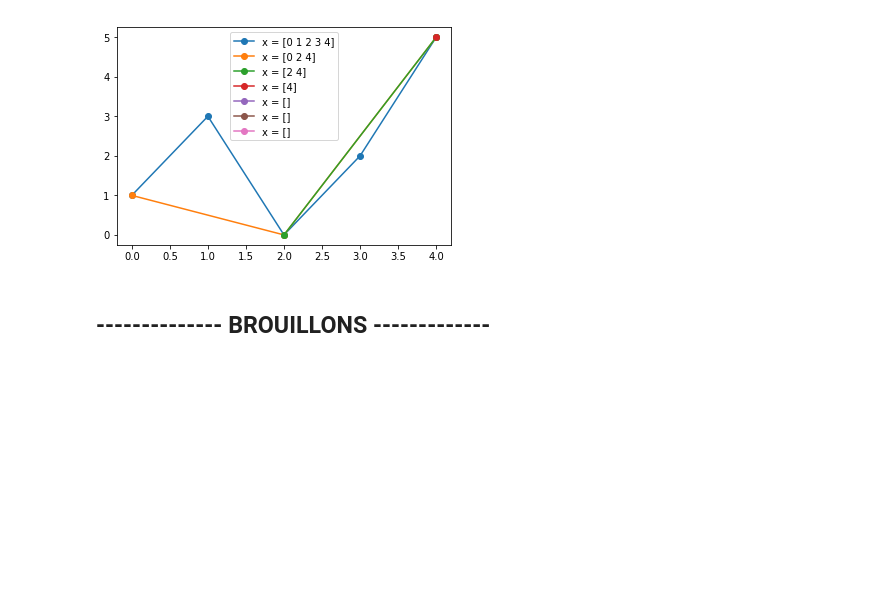
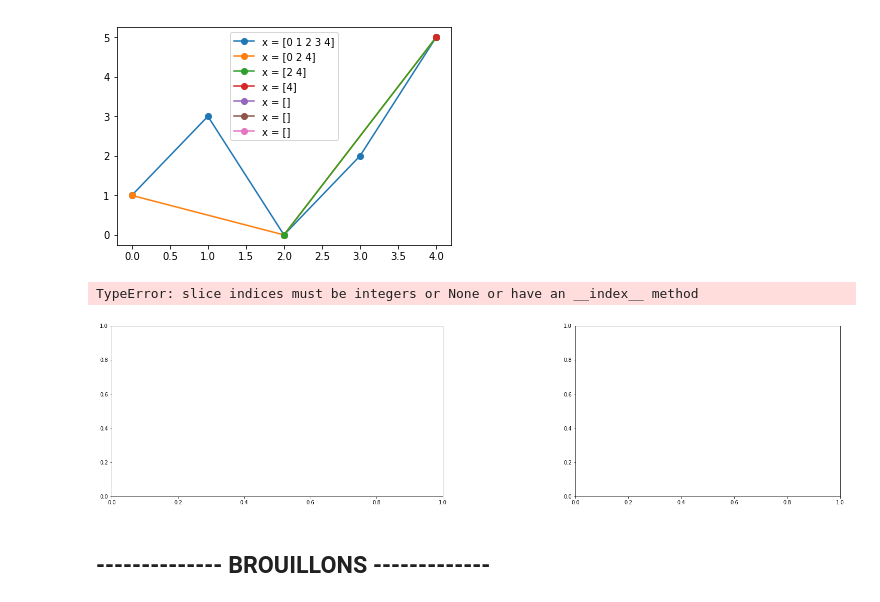
Before and after one commit to SmellyArmure/OC_DS_Project2, a Jupyter notebook: NOTEBOOK/P2-DataSystEd.ipynb, the cells around one changed output. Drawn from its saved outputs; the diff is of its cells as text; code cells hidden in the pictures; blank space fills up the shorter version.

```diff
--- a/NOTEBOOK/P2-DataSystEd.ipynb
+++ b/NOTEBOOK/P2-DataSystEd.ipynb
@@ -873,3 +924,24 @@ plt.show()
+# %%
+fig, (plot1, plot2) = plt.subplots(1, 2, figsize = (25,6), gridspec_kw={'width_ratios': [3, 2]})
+x=[1,2,3]
+y=[8,7,6]
+# plot1.plot(x, y)
+# plot2.plot(y, x)
+
+plot1 = plt.subplot(1,2,1)
+#data.boxplot(column = list(data.columns[4:52]))
+plot1.boxplot(data[data.columns['1970':'2017']])
+#plot1.set_ylim(-300,550050)
+
+# plot2 = plt.subplot(1,2,2)
+# plot2.boxplot(data_val_0)
+# #data[data.columns[52:]].dropna(inplace = False).boxplot(data.columns[52:])
+# plot2.set_ylim(-3,20)
+
+plt.show()
+# %% [output]
+TypeError: slice indices must be integers or None or have an __index__ method
+[figure, added]
 # %% [markdown]
 ## -------------- BROUILLONS -------------
 # %%
```
Also changed, not shown: parts of 32 cells of this notebook.
